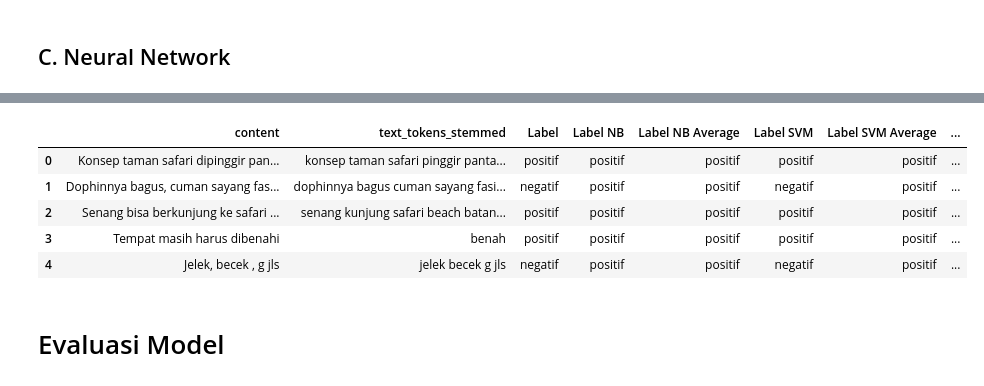
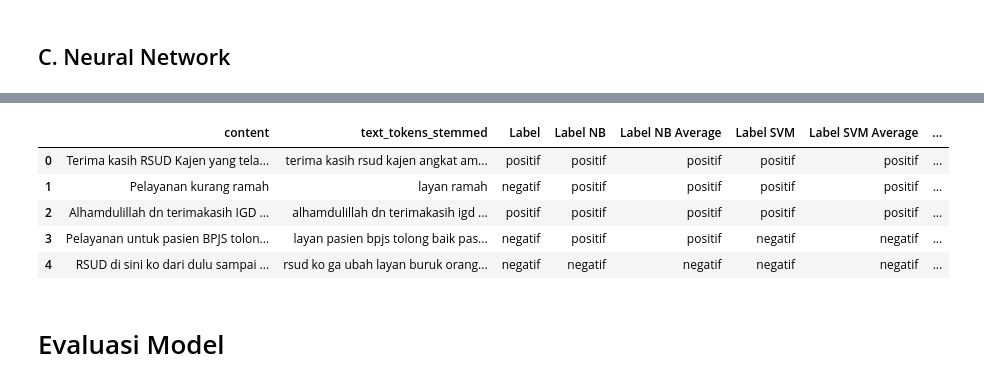
Before and after one commit to randi3281/anfinn, a Jupyter notebook: Kode/Klasifikasi/klasifikasi Analisis Sentimen.ipynb, the cells around one changed output, grey strips where cells are left out. Saved outputs shown, nothing was run; the diff lists cells and outputs as text; code cells hidden in the pictures.

```diff
--- a/Kode/Klasifikasi/klasifikasi Analisis Sentimen.ipynb
+++ b/Kode/Klasifikasi/klasifikasi Analisis Sentimen.ipynb
@@ -611,7 +601,7 @@ from tensorflow.keras.callbacks import ModelCheckpoint
 from sklearn.model_selection import train_test_split
 
 # Split data menjadi data train dan data test
-A_train, A_test, B_train, B_test = train_test_split(A_tfid, B, test_size=0.2, random_state=42)
+A_train, A_test, B_train, B_test = train_test_split(A_tfid, B_array, test_size=0.2, random_state=42)
 
 # Inisialisasi model neural network
 model = Sequential([
@@ -626,18 +616,17 @@ model.compile(optimizer='adam',
               metrics=['accuracy'])
 
 # Callback untuk menyimpan model dengan akurasi validasi terbaik
-checkpoint = ModelCheckpoint('model.h5', save_best_only=True)
+checkpoint = ModelCheckpoint('model.h5', save_best_only=True, verbose=0)
 
 # Latih model
-history = model.fit(A_train, B_train,
-                    epochs=2000,
+print('Mulai training...')
+history = model.fit(A_tfid, B_array,
+                    epochs=100,
                     validation_data=(A_test, B_test),
-                    callbacks=[checkpoint])
+                    callbacks=[checkpoint], verbose=0)
+print('Training selesai.')
 
-# Load model terbaik
 model.load_weights('model.h5')
-
-# Evaluasi model
 loss, accuracy = model.evaluate(A_test, B_test)
 print('Accuracy:', accuracy)
 # %% [output]
@@ -683,8 +687,8 @@ B_pred_nn = ['positif' if label == 1 else 'negatif' for label in B_pred_nn]
 data_clean['Label NN'] = B_pred_nn
 
 # Save the DataFrame to a new CSV file
-data_clean.to_csv('sample_data/the_data_hasil_sentimen_NN.csv', index=False)
-
+data_clean.to_csv('sample_data/the_data_hasil_sentimen_NB_SVM_NN.csv', index=False)
+data_clean = pd.read_csv('sample_data/the_data_hasil_sentimen_NB_SVM_NN.csv')
 # Display the first few rows of the updated DataFrame
 data_clean.head()
 # %% [output]
@@ -693,9 +697,9 @@ Neural Network Accuracy: 0.97
 |  | content | text_tokens_stemmed | Label | Label NB | Label NB Average | Label SVM | Label SVM Average | ... |
-| 0 | Konsep taman safari dipinggir pan... | konsep taman safari pinggir panta... | positif | positif | positif | positif | positif | ... |
-| 1 | Dophinnya bagus, cuman sayang fas... | dophinnya bagus cuman sayang fasi... | negatif | positif | positif | negatif | positif | ... |
-| 2 | Senang bisa berkunjung ke safari ... | senang kunjung safari beach batan... | positif | positif | positif | positif | positif | ... |
-| 3 | Tempat masih harus dibenahi | benah | positif | positif | positif | positif | positif | ... |
-| 4 | Jelek, becek , g jls | jelek becek g jls | negatif | positif | positif | negatif | positif | ... |
+| 0 | Terima kasih RSUD Kajen yang tela... | terima kasih rsud kajen angkat am... | positif | positif | positif | positif | positif | ... |
+| 1 | Pelayanan kurang ramah | layan ramah | negatif | positif | positif | positif | positif | ... |
+| 2 | Alhamdulillah dn terimakasih IGD ... | alhamdulillah dn terimakasih igd ... | positif | positif | positif | positif | positif | ... |
+| 3 | Pelayanan untuk pasien BPJS tolon... | layan pasien bpjs tolong baik pas... | negatif | positif | positif | negatif | negatif | ... |
+| 4 | RSUD di sini ko dari dulu sampai ... | rsud ko ga ubah layan buruk orang... | negatif | negatif | negatif | negatif | negatif | ... |
 # %% [markdown]
 # Evaluasi Model
 # %%
```
Also changed, not shown: parts of 53 cells of this notebook, 23 other files.
